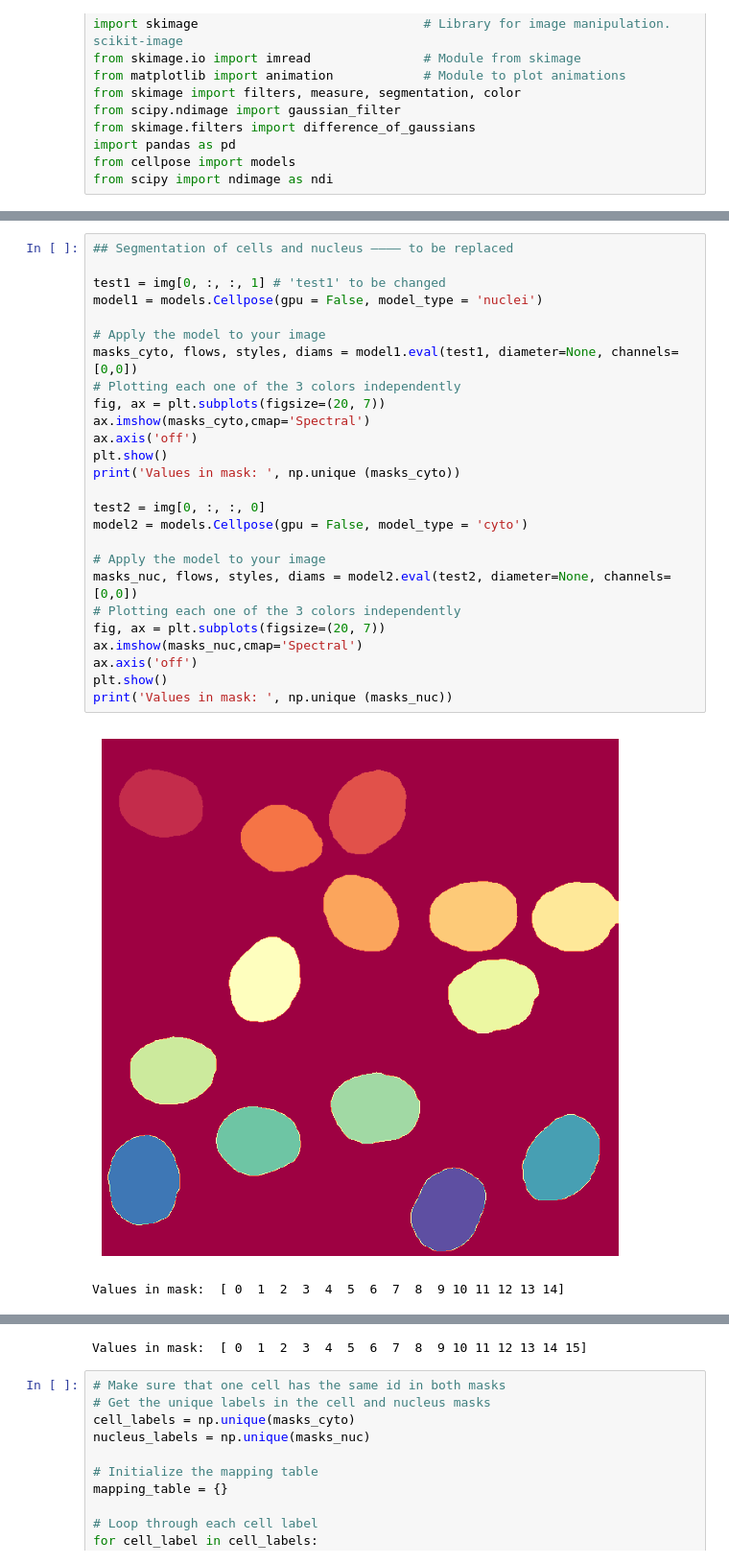
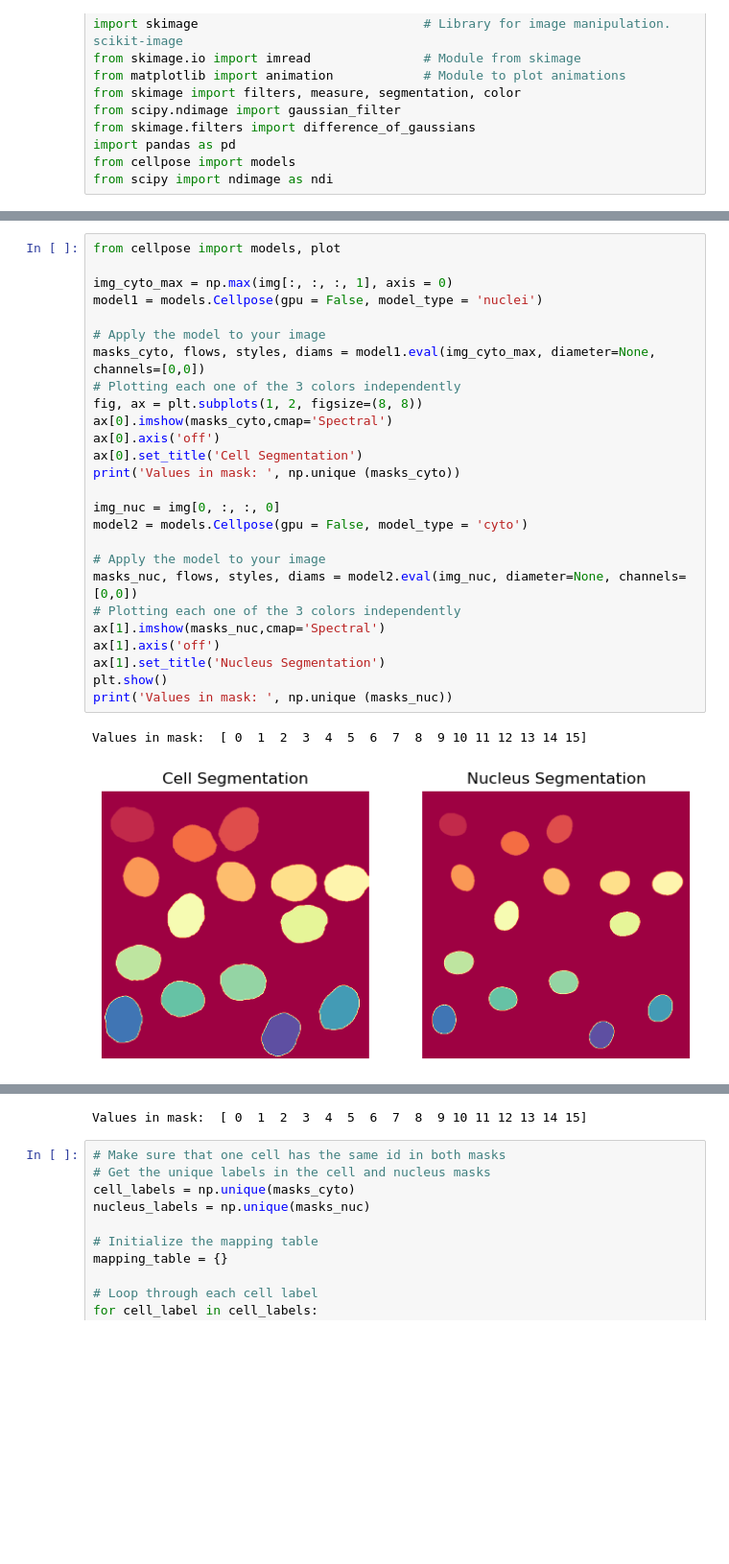
Before and after one commit to Munsky/UQbio2024_Team3, a Jupyter notebook: Codes/mRNA_identification.ipynb, the cells around one changed output, grey strips where cells are left out. Shown at 96% size. Cells and saved outputs as stored; diff of their text form; blank space fills up the shorter version.

```diff
--- a/Codes/mRNA_identification.ipynb
+++ b/Codes/mRNA_identification.ipynb
@@ -26,31 +25,31 @@ from scipy import ndimage as ndi
 figName = '../Drug7_1000nM/rep1_FOV1.tif'
 img = imread(str(figName))
 # %%
-## Segmentation of cells and nucleus ———— to be replaced
+from cellpose import models, plot
 
-test1 = img[0, :, :, 1] # 'test1' to be changed
+img_cyto_max = np.max(img[:, :, :, 1], axis = 0)
 model1 = models.Cellpose(gpu = False, model_type = 'nuclei')
 
 # Apply the model to your image
-masks_cyto, flows, styles, diams = model1.eval(test1, diameter=None, channels=[0,0])
+masks_cyto, flows, styles, diams = model1.eval(img_cyto_max, diameter=None, channels=[0,0])
 # Plotting each one of the 3 colors independently
-fig, ax = plt.subplots(figsize=(20, 7))
-ax.imshow(masks_cyto,cmap='Spectral')
-ax.axis('off')
-plt.show()
+fig, ax = plt.subplots(1, 2, figsize=(8, 8))
+ax[0].imshow(masks_cyto,cmap='Spectral')
+ax[0].axis('off')
+ax[0].set_title('Cell Segmentation')
 print('Values in mask: ', np.unique (masks_cyto))
 
-test2 = img[0, :, :, 0]
+img_nuc = img[0, :, :, 0]
 model2 = models.Cellpose(gpu = False, model_type = 'cyto')
 
 # Apply the model to your image
-masks_nuc, flows, styles, diams = model2.eval(test2, diameter=None, channels=[0,0])
+masks_nuc, flows, styles, diams = model2.eval(img_nuc, diameter=None, channels=[0,0])
 # Plotting each one of the 3 colors independently
-fig, ax = plt.subplots(figsize=(20, 7))
-ax.imshow(masks_nuc,cmap='Spectral')
-ax.axis('off')
+ax[1].imshow(masks_nuc,cmap='Spectral')
+ax[1].axis('off')
+ax[1].set_title('Nucleus Segmentation')
 plt.show()
 print('Values in mask: ', np.unique (masks_nuc))
 # %% [output]
+Values in mask:  [ 0  1  2  3  4  5  6  7  8  9 10 11 12 13 14 15]
-[figure, old version]
+[figure, new version]
-Values in mask:  [ 0  1  2  3  4  5  6  7  8  9 10 11 12 13 14]
```
Also changed, not shown: parts of 9 cells of this notebook.
